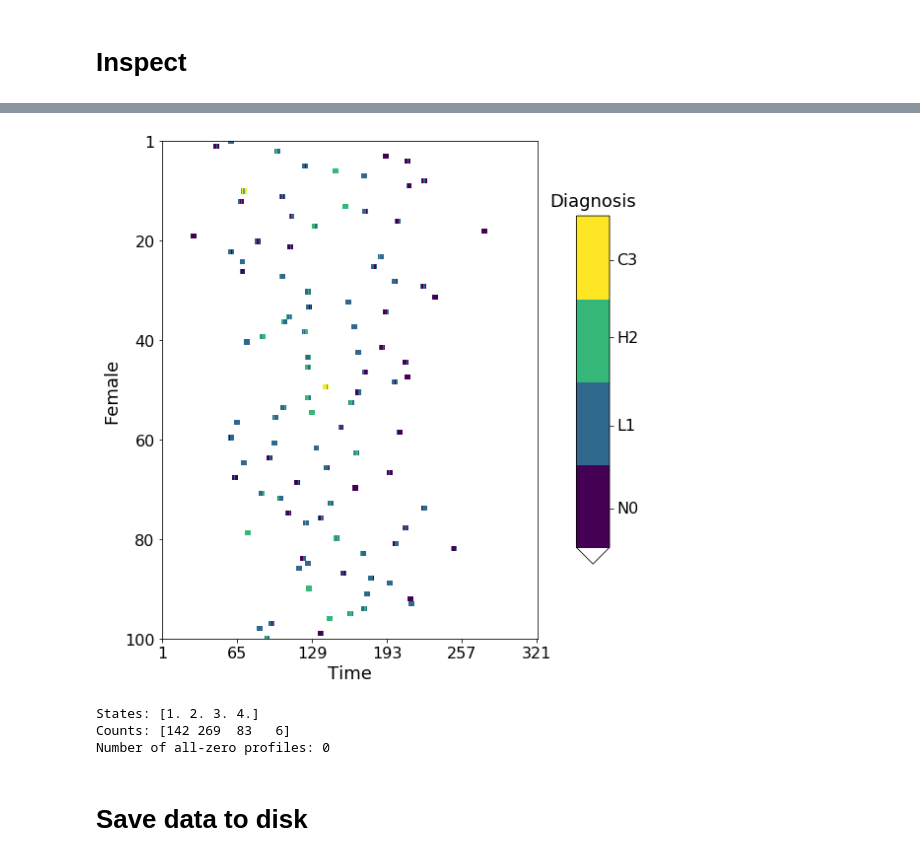
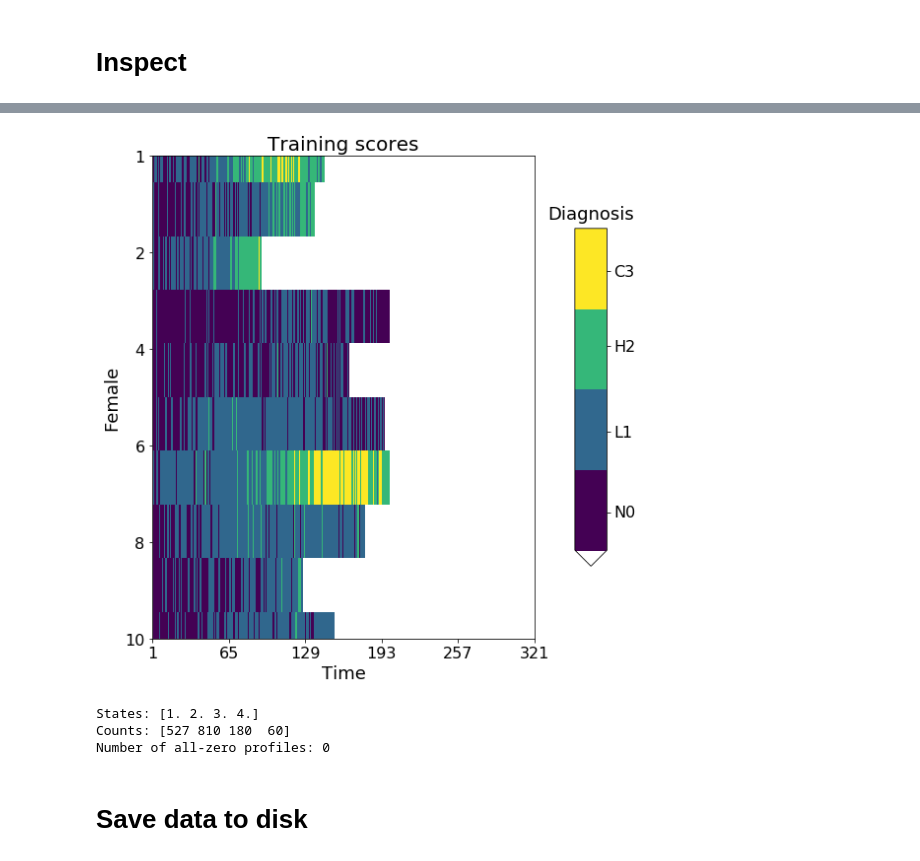
Before and after one commit to gsel9/delta-score, a Jupyter notebook: notebooks/produce_dg.ipynb, the cells around one changed output, grey strips where cells are left out. Saved outputs shown, nothing was run; the diff lists cells and outputs as text; code cells hidden in the pictures.

Commit message:
Training and validation splitting of screening data.

```diff
--- a/notebooks/produce_dg.ipynb
+++ b/notebooks/produce_dg.ipynb
@@ -26,13 +31,22 @@ PATH_TO_DROPOUT = '/Users/sela/phd/data/real/Pdropout_2Krandom.npy'
 # %% [markdown]
 # Synthesize complete profiles
 # %%
+# MIKAL
+# Can you please fill in fixed values you find appropriate for:
+# * N: The number of females in the dataset. Maybe the same size as Jerome data?
+# * T: Resolution of the temporal axis (can stick with 321).
+# * K: Continue to use rank 5?
 M = simulate_float_from_named_basis(
     basis_name='simple_peaks',
-    N=100, T=321, K=5,
+    N=10,
+    T=321,
+    K=5,
     domain=[1, 4],
     seed=SEED
 )
 
+# MIKAL
+# * What parameters have you previously used?
 integer_parameters = {
     'output_domain': np.arange(1, 5),
     'kernel_parameter': 2.5,
@@ -64,9 +81,11 @@ X = D * M
 # %% [markdown]
 # Training and validation sets
 # %%
+# MIKAL:
+# * We start out on 1 year predictions and then increase in analyses?
 prediction_window = 4
 
-O_train, O_val = train_val_split(X, prediction_window, method='last_observed', seed=SEED)
+O_val, O_train = train_val_split(X, prediction_window, method='last_observed', seed=SEED)
 
 X_val = X * O_val
 X_train = X * O_train
@@ -100,18 +120,19 @@ Counts: [5045 7082 1419  138]
 Number of all-zero profiles: 0
 # %%
 fig = plt.figure(figsize=(8, 8))
+plt.title("Training scores", fontsize=20)
 plot_hmap(fig, X_train)
 
 vals, cnts = np.unique(X_train[X_train != 0], return_counts=True)
 print('States:', vals)
 print('Counts:', cnts)
 
 # Sanity check.
 print('Number of all-zero profiles:', len(np.squeeze(np.where(np.sum(X_train, axis=1) == 0))))
 # %% [output]
-[figure, old version]
+[figure, new version]
 States: [1. 2. 3. 4.]
-Counts: [142 269  83   6]
+Counts: [527 810 180  60]
 Number of all-zero profiles: 0
 # %% [markdown]
 # Save data to disk
```
Also changed, not shown: parts of 4 cells of this notebook, 5 other files.
